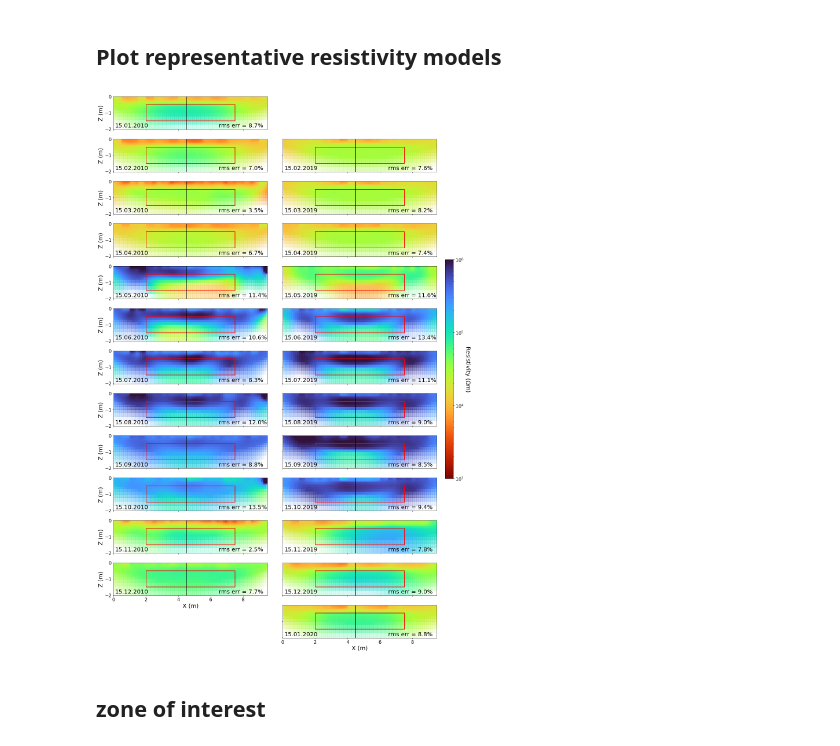
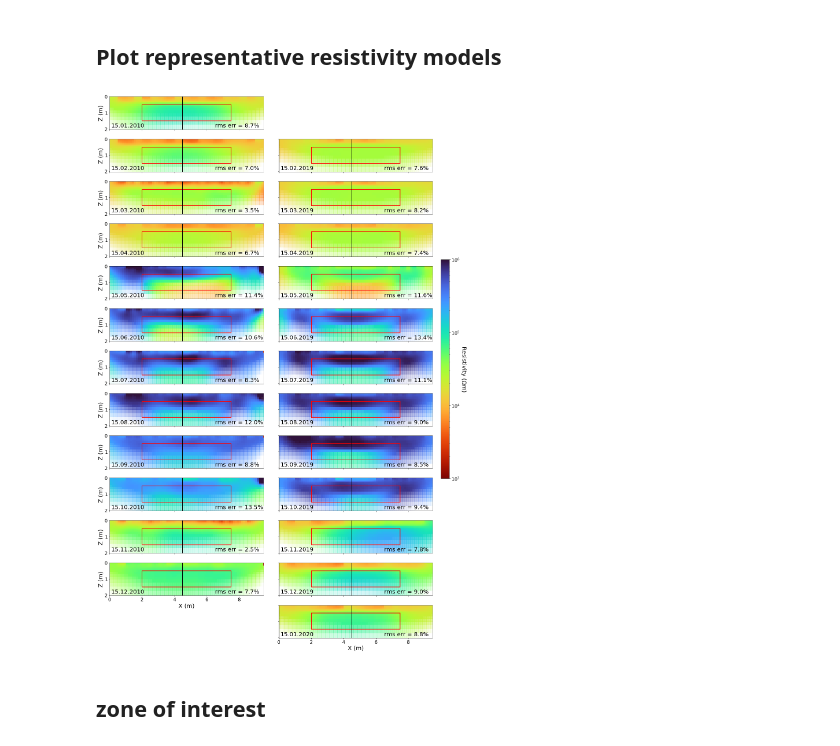
Before and after one commit to teddiherring/AERT, a Jupyter notebook: data_processing_AERT.ipynb, the cells around one changed output. Saved outputs shown, nothing was run; the diff lists cells and outputs as text; code cells hidden in the pictures.

```diff
--- a/data_processing_AERT.ipynb
+++ b/data_processing_AERT.ipynb
@@ -516,8 +526,6 @@ def process_ERT_data(data_raw,survey_name,mesh,start_model,plotdata,plotmodel,pl
 
     if len (r_all)>0:  # if there is repeated/reciprocal data, use that:
 
-        fs=20
-
         I = np.where(df_filt['rep/recip']==1)
         x = abs(df_filt['r'].iloc[I])
         y = abs(df_filt['err'].iloc[I])*abs(df_filt['r'].iloc[I])/100 # absolute error
@@ -1337,16 +1336,15 @@ ax[0].legend(bbox_to_anchor=(1, 1), loc='upper right',framealpha=1,fontsize=fs-3
 # %%
-fs=14
 
 fig, ax = plt.subplots(2,2,figsize=[14,6])
 for i in range(len(nk)):
-    ax[0,0].plot(dates[:n_surveys_proc_2010],rhoa_avg.T[i][:n_surveys_proc_2010],linewidth=0.7)
-    ax[0,1].plot(dates[n_surveys_proc_2010:],rhoa_avg.T[i][n_surveys_proc_2010:],linewidth=0.7)
-    ax[1,0].plot(dates[:n_surveys_proc_2010],rhoa_avg_filt.T[i][:n_surveys_proc_2010],linewidth=0.7)
-    ax[1,1].plot(dates[n_surveys_proc_2010:],rhoa_avg_filt.T[i][n_surveys_proc_2010:],linewidth=0.7)
+    ax[0,0].plot(dates[:n_surveys_proc_2010],rhoa_avg.T[i][:n_surveys_proc_2010]/1000,linewidth=0.7)
+    ax[0,1].plot(dates[n_surveys_proc_2010:],rhoa_avg.T[i][n_surveys_proc_2010:]/1000,linewidth=0.7)
+    ax[1,0].plot(dates[:n_surveys_proc_2010],rhoa_avg_filt.T[i][:n_surveys_proc_2010]/1000,linewidth=0.7)
+    ax[1,1].plot(dates[n_surveys_proc_2010:],rhoa_avg_filt.T[i][n_surveys_proc_2010:]/1000,linewidth=0.7)
 
 for a in ax.ravel():
-    a.set_ylim([-40000,900000]);
-    a.set_ylabel(r'$\rho$$_{apparent}$ ($\Omega$m)',fontsize=fs);
+    a.set_ylim([-40,900]);
+    a.set_ylabel(r'$\rho$$_{apparent}$ (k$\Omega$m)',fontsize=fs);
     a.xaxis.set_major_locator(mdates.MonthLocator())
     a.xaxis.set_major_formatter(mdates.DateFormatter('%b'))
     a.tick_params(axis='x',labelrotation=45)
@@ -1358,7 +1356,7 @@ ax[1,1].axes.get_yaxis().set_ticklabels([])
 ax[0,1].set_ylabel('')
 ax[1,1].set_ylabel('')
 
-ytxt = 600000
+ytxt = 600
 ax[0,0].text(dates[0],ytxt,'2010\nunfiltered',fontsize=18)
 ax[1,0].text(dates[0],ytxt,'2010\nfiltered',fontsize=18)
 
@@ -1367,5 +1365,5 @@ ax[1,1].text(dates[n_surveys_proc_2010],ytxt,'2019\nfiltered',fontsize=18)
 
 plt.subplots_adjust( wspace=0.1)
 
-# plt.savefig('data_raw_filt.png',format='png',dpi=500,bbox_inches='tight')
+# plt.savefig('data_raw_filt.png',format='png',dpi=dpi,bbox_inches='tight')
 # %% [output]
@@ -1429,7 +1427,7 @@ for i in range(len(dates_r)):
 
     C1 = ax[i].pcolormesh(
         X,
-        Y,
+        np.abs(Y),
         np.reshape(rho,[X.shape[0]-1,X.shape[1]-1]),
         cmap='turbo_r',
         shading='auto',
@@ -1444,17 +1442,17 @@ for i in range(len(dates_r)):
     for k,j in zip(C1.get_facecolors(),cov.flatten(order='C')):
         k[3] = j
 
-    ax[i].text(0.1,-1.9,dates_r[i][:10],fontsize=fs)
-    ax[i].text(6.5,-1.9,'rms err = %.1f%%'%rms,fontsize=fs)
+    ax[i].text(0.1,1.9,dates_r[i][:10],fontsize=fs)
+    ax[i].text(6.5,1.9,'rms err = %.1f%%'%rms,fontsize=fs)
 
     ax[i].axvline(x = xborehole, color = 'k',linewidth=2)
-    ax[i].add_patch(Rectangle((2, -1.5), 5.5, 1. ,edgecolor='r',facecolor = 'none',lw=2))
+    ax[i].add_patch(Rectangle((2, 1.5), 5.5, -1. ,edgecolor='r',facecolor = 'none',lw=2))
 
 
 
 C1 = ax[12].pcolormesh(
     X,
-    Y,
+    np.abs(Y),
     np.reshape(rho,[X.shape[0]-1,X.shape[1]-1]),
     cmap='turbo_r',
     shading='auto',
@@ -1485,7 +1483,7 @@ for i in range(len(dates_r)):
 
     C1 = ax[14+i].pcolormesh(
         X,
-        Y,
+        np.abs(Y),
         np.reshape(rho,[X.shape[0]-1,X.shape[1]-1]),
         cmap='turbo_r',
         shading='auto',
@@ -1500,43 +1498,45 @@ for i in range(len(dates_r)):
     for k,j in zip(C1.get_facecolors(),cov.flatten(order='C')):
         k[3] = j
 
-    ax[14+i].text(0.1,-1.9,dates_r[i][:10],fontsize=fs)
-    ax[14+i].text(6.5,-1.9,'rms err = %.1f%%'%rms,fontsize=fs)
+    ax[14+i].text(0.1,1.9,dates_r[i][:10],fontsize=fs)
+    ax[14+i].text(6.5,1.9,'rms err = %.1f%%'%rms,fontsize=fs)
 
     ax[14+i].axvline(x = xborehole, color = 'k',linewidth=2)
-    ax[14+i].add_patch(Rectangle((2, -1.5), 5.5, 1 ,edgecolor='r',facecolor = 'none',lw=2))
+    ax[14+i].add_patch(Rectangle((2, 1.5), 5.5, -1 ,edgecolor='r',facecolor = 'none',lw=2))
 
 
 j=0
 for a in ax:
     a.tick_params(axis='both', which='major', labelsize=fs2)
     a.set_ylabel('Z (m)',fontsize=fs)
     a.set_xlabel('X (m)',fontsize=fs)
     a.set_aspect('equal', adjustable='box')
     a.set_xlim([min(E),max(E)])
+    a.invert_yaxis()
+
     if j>11:
         a.yaxis.set_tick_params(labelleft=False)
         a.set_ylabel('')
     if j<11:
         a.xaxis.set_tick_params(labelbottom=False)
         a.set_xlabel('')
     elif np.logical_and(j>12,j<25):
         a.xaxis.set_tick_params(labelbottom=False)
         a.set_xlabel('')
 
     if j==12:
         a.axis('off')
     if j==13:
         a.axis('off')
 
     j=j+1
 
 
 plt.subplots_adjust(wspace=0.1, hspace=0)
 
-plt.savefig('2d_plots.png',format='png',dpi=500,bbox_inches='tight')
+# plt.savefig('2d_plots.png',format='png',dpi=dpi,bbox_inches='tight')
 # %% [output]
-[figure, old version]
+[figure, new version]
 # %% [markdown]
 ## zone of interest
 # %%
```
Also changed, not shown: parts of 13 cells of this notebook.
